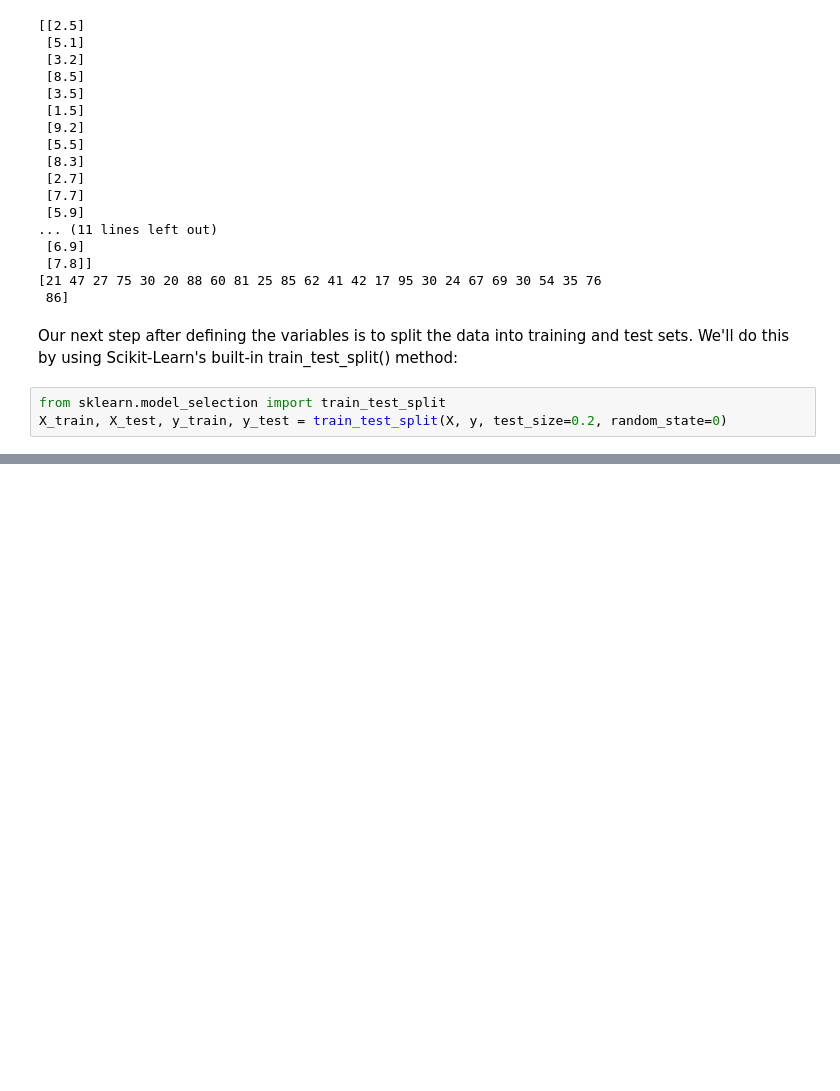
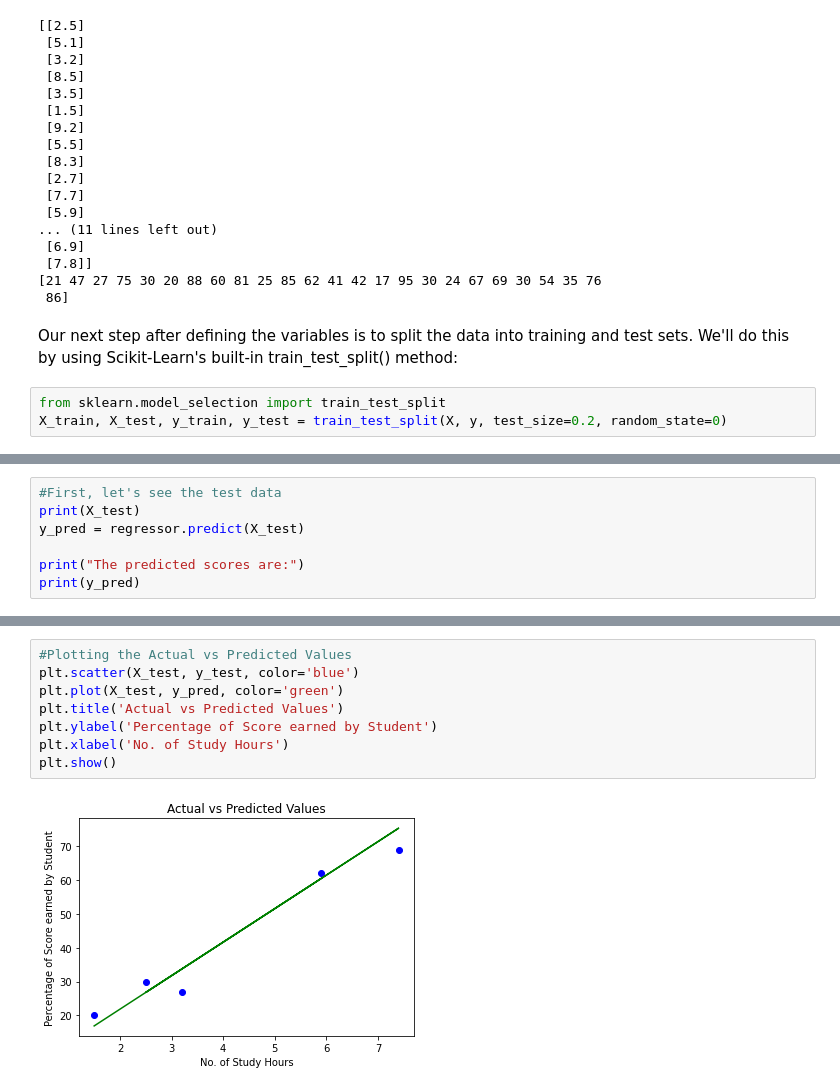
Before and after one commit to priyansh213/SparksFoundation-GRIP-2021-Tasks, a Jupyter notebook: SPARK_task1.ipynb, the cells around one changed output, grey strips where cells are left out. Saved outputs shown, nothing was run; the diff lists cells and outputs as text; blank space fills up the shorter version.

```diff
--- a/SPARK_task1.ipynb
+++ b/SPARK_task1.ipynb
@@ -68,0 +91,7 @@ Training the Algorithm
+# %%
+#First, let's see the test data
+print(X_test)
+y_pred = regressor.predict(X_test)
+
+print("The predicted scores are:")
+print(y_pred)
@@ -68,0 +117,10 @@ Training the Algorithm
+# %%
+#Plotting the Actual vs Predicted Values
+plt.scatter(X_test, y_test, color='blue')
+plt.plot(X_test, y_pred, color='green')
+plt.title('Actual vs Predicted Values')
+plt.ylabel('Percentage of Score earned by Student')
+plt.xlabel('No. of Study Hours')
+plt.show()
+# %% [output]
+[figure, added]
```
Also changed, not shown: parts of 19 cells of this notebook.
